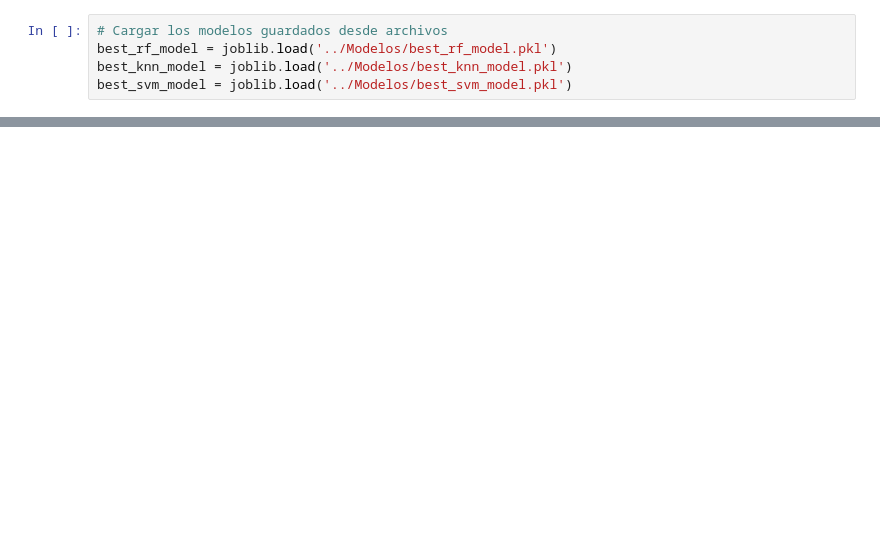
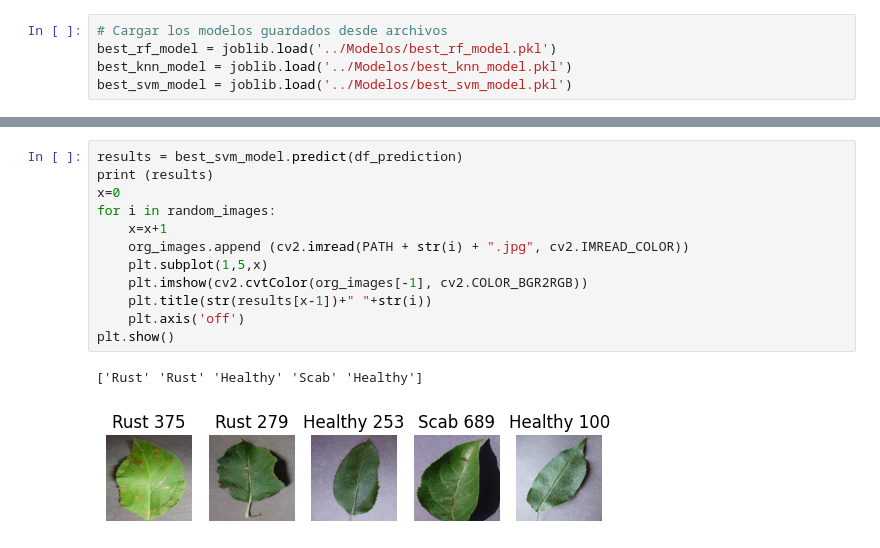
Before and after one commit to Mariagne/Deteccion_de_enfermedades_foliares_en_arboles_de_manzana, a Jupyter notebook: Predicciones/Prediction_pipline.ipynb, the cells around one changed output, grey strips where cells are left out. Saved outputs shown, nothing was run; the diff lists cells and outputs as text; blank space fills up the shorter version.

```diff
--- a/Predicciones/Prediction_pipline.ipynb
+++ b/Predicciones/Prediction_pipline.ipynb
@@ -162,0 +179,15 @@ print (results)
+# %%
+results = best_svm_model.predict(df_prediction)
+print (results)
+x=0
+for i in random_images:
+    x=x+1
+    org_images.append (cv2.imread(PATH + str(i) + ".jpg", cv2.IMREAD_COLOR))
+    plt.subplot(1,5,x)
+    plt.imshow(cv2.cvtColor(org_images[-1], cv2.COLOR_BGR2RGB))
+    plt.title(str(results[x-1])+" "+str(i))
+    plt.axis('off')
+plt.show()
+# %% [output]
+['Rust' 'Rust' 'Healthy' 'Scab' 'Healthy']
+[figure, added]
```
Also changed, not shown: parts of 12 cells of this notebook, 1 other file.
